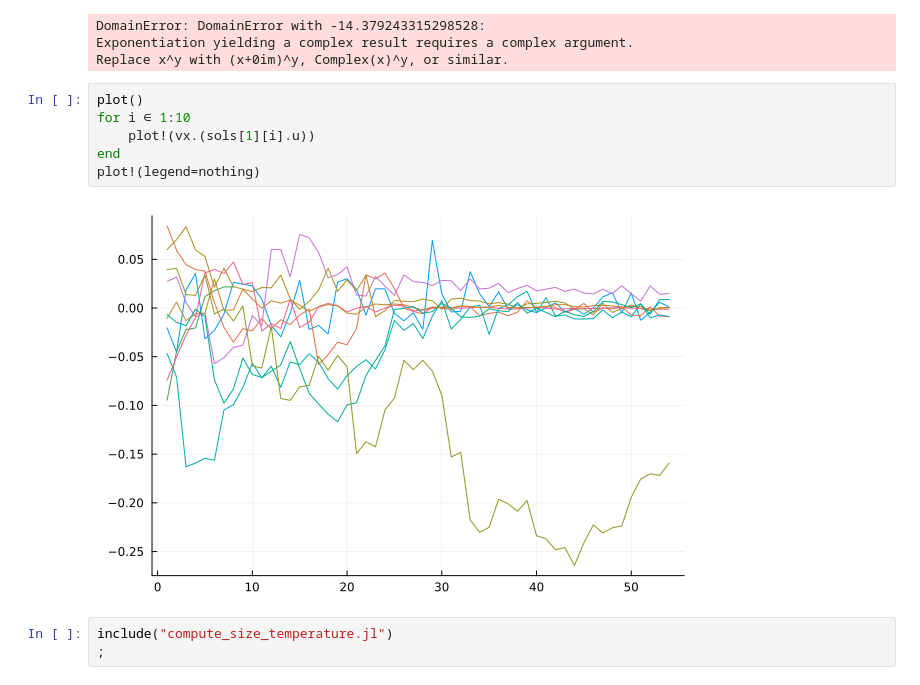
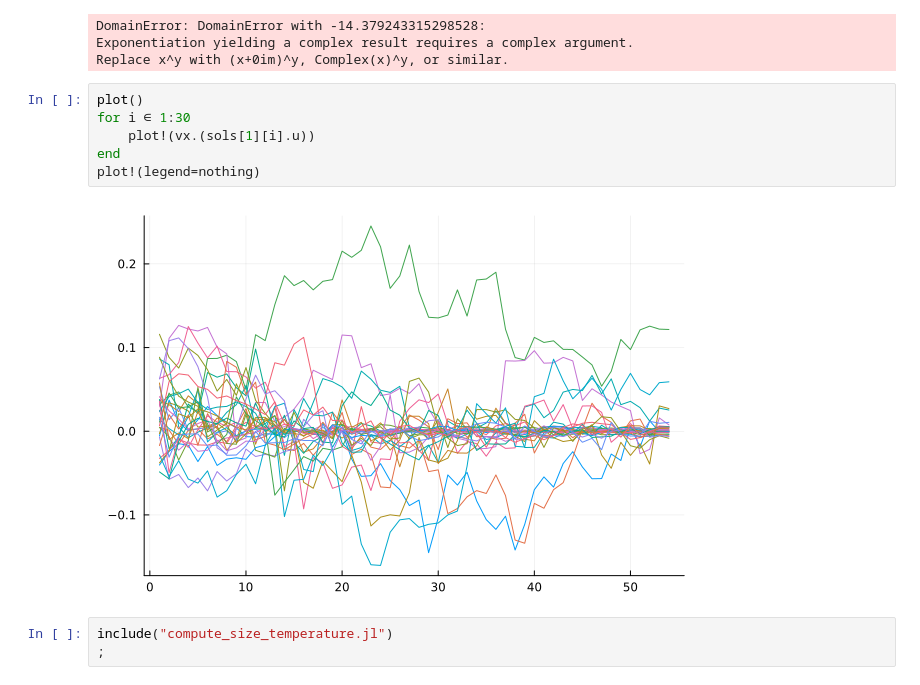
Before and after one commit to ebramyoussef/CaF-cooling-simulations, a Jupyter notebook: CaF SF cooling testing.ipynb, the cells around one changed output. Cells and saved outputs as stored; diff of their text form.

```diff
--- a/CaF SF cooling testing.ipynb
+++ b/CaF SF cooling testing.ipynb
@@ -50,12 +94,12 @@ Exponentiation yielding a complex result requires a complex argument.
 Replace x^y with (x+0im)^y, Complex(x)^y, or similar.
 # %%
 plot()
-for i ∈ 1:10
+for i ∈ 1:30
     plot!(vx.(sols[1][i].u))
 end
 plot!(legend=nothing)
 # %% [output]
-[figure, old version]
+[figure, new version]
 # %%
 include("compute_size_temperature.jl")
 ;
```
Also changed, not shown: parts of 7 cells of this notebook.
